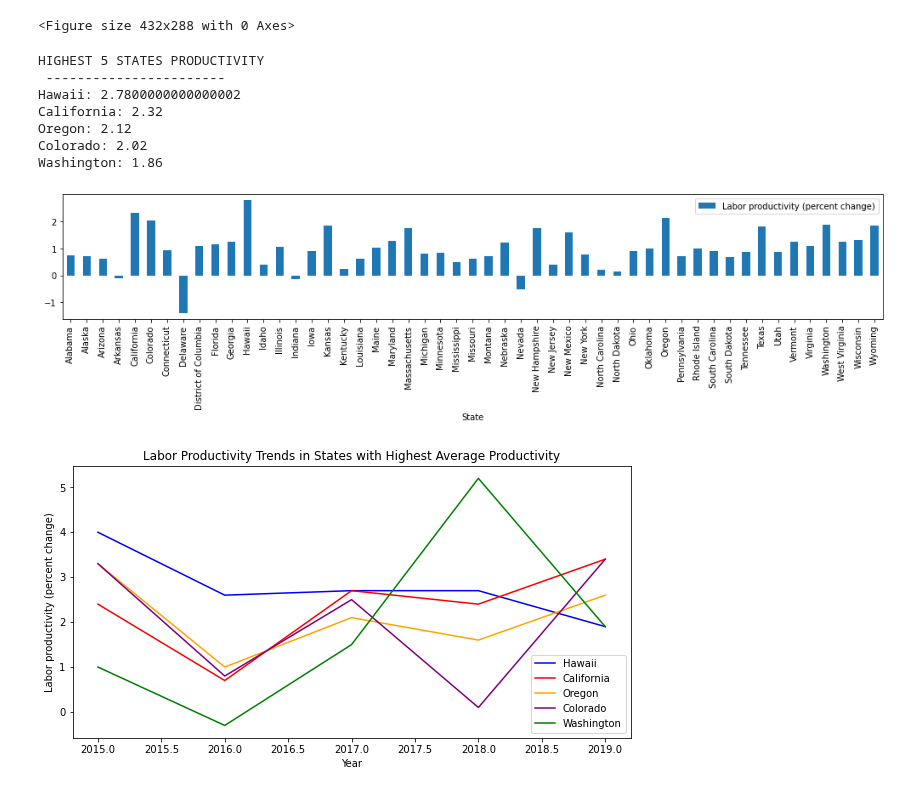
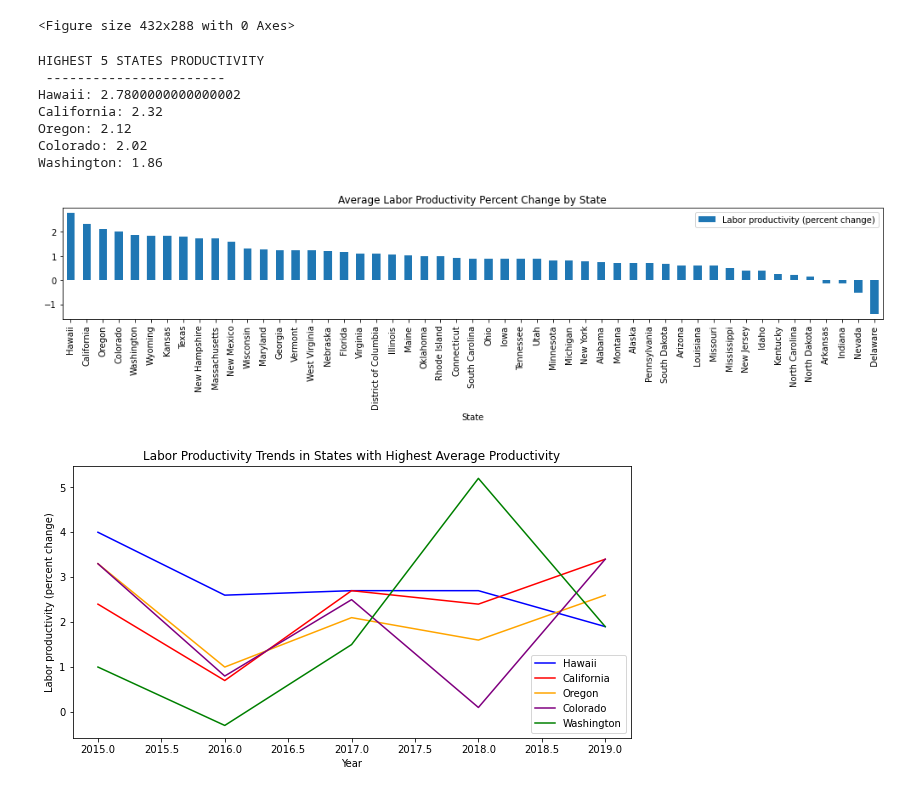
Before and after one commit to Blashford/Next-Factory-ACME, a Jupyter notebook: starter_notebook.ipynb, the cells around one changed output. Saved outputs shown, nothing was run; the diff lists cells and outputs as text; code cells hidden in the pictures.

Commit message:
Added titles to charts

```diff
--- a/starter_notebook.ipynb
+++ b/starter_notebook.ipynb
@@ -129,26 +131,28 @@ plt.savefig('Trend-line-three.png')
 # %%
 # Group by state and get the averages; then plot for comparison
 prod_avg_comp = labor_df.groupby('State').mean()
-prod_avg_comp.plot(kind="bar", y=['Labor productivity (percent change)'], figsize=(14,4))
+prod_avg_sorted = prod_avg_comp.sort_values(['Labor productivity (percent change)'], ascending=False)
+prod_avg_sorted.plot(kind="bar", y=['Labor productivity (percent change)'], figsize=(14,4))
 # Print out the lowest 3 for visibility
 prod_avg_comp_sorted = prod_avg_comp.sort_values(['Labor productivity (percent change)'], ascending = False)
 highest_prod_comps = prod_avg_comp_sorted.iloc[0:5,:]
 print("HIGHEST 5 STATES PRODUCTIVITY \n -----------------------")
 highlist = []
 for index,row in highest_prod_comps.iterrows():
     print(f"{index}: {row['Labor productivity (percent change)']}")
     highlist.append(index)
+plt.title('Average Labor Productivity Percent Change by State')
 plt.tight_layout()
 plt.savefig('statesProductivitypercentchanges.png')
 # %% [output]
 HIGHEST 5 STATES PRODUCTIVITY
  -----------------------
 Hawaii: 2.7800000000000002
 California: 2.32
 Oregon: 2.12
 Colorado: 2.02
 Washington: 1.86
-[figure, old version]
+[figure, new version]
 # %%
 prod_high_df = labor_df.loc[labor_df['State'].isin(highlist),:]
 years = labor_df['Year'].unique()
```
Also changed, not shown: parts of 3 cells of this notebook, 4 other files.
